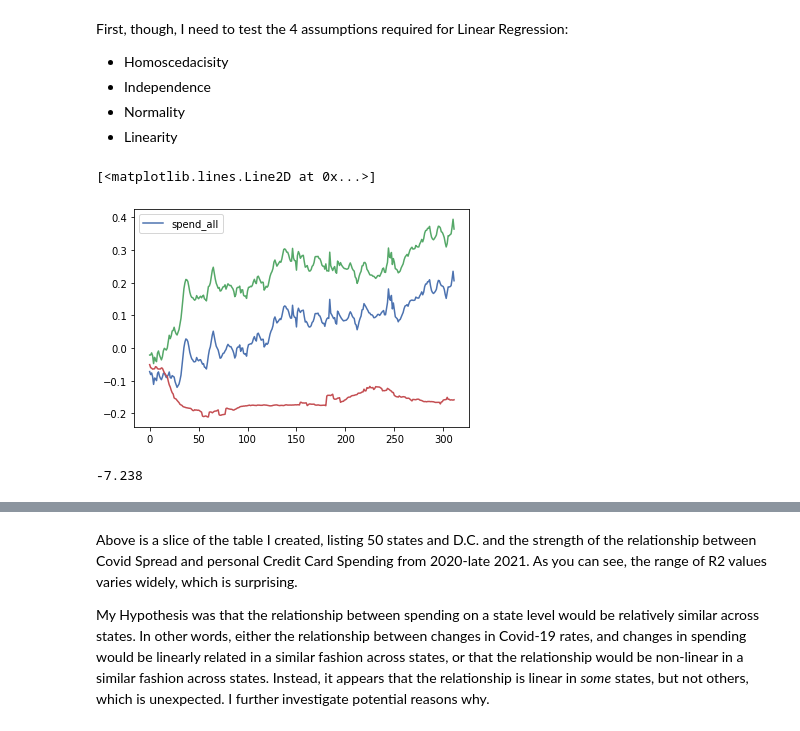
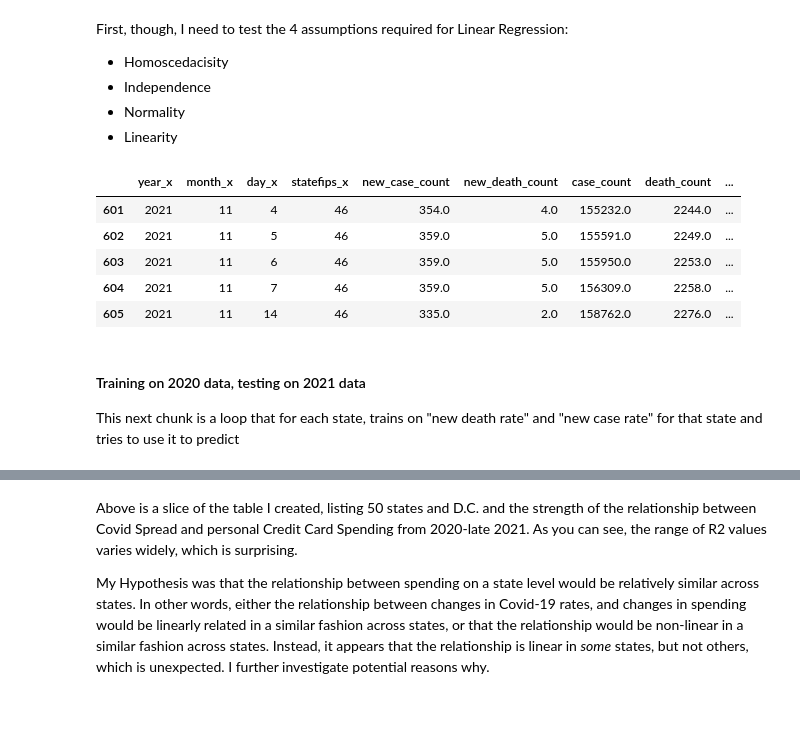
Before and after one commit to cjohnsoncruz/covid_spread_and_business_revenue, a Jupyter notebook: Quantifying_how_Covid_Case_Rates_affect_Business_Revenue.ipynb, the cells around one changed output, grey strips where cells are left out. Cells and saved outputs as stored; diff of their text form; code cells hidden in the pictures.

Commit message:
added merge to ensure x and y values are properly matched on datetime

```diff
--- a/Quantifying_how_Covid_Case_Rates_affect_Business_Revenue.ipynb
+++ b/Quantifying_how_Covid_Case_Rates_affect_Business_Revenue.ipynb
@@ -169,3 +167,8 @@ drop_pre_emergency_rows(spending_per_state, trim_pre_covid(spending_per_state)[0
 drop_pre_emergency_rows(revenue_per_state, trim_pre_covid(revenue_per_state)[0])
 # %% [output]
 Row index where March 13, 2020 occurs in the Covid spread DF, the SB revenue DF, and the Consumer Spending per State are:  [2736] [3213] [3672]
+# %%
+#add datetime column to aid joining later
+spending_per_state['datetime'] = pd.to_datetime(spending_per_state[['year', 'month', 'day']])
+revenue_per_state['datetime'] = pd.to_datetime(revenue_per_state[['year', 'month', 'day']])
+covid_rate_per_state['datetime'] = pd.to_datetime(covid_rate_per_state[['year', 'month', 'day']])
@@ -272,6 +338,23 @@ First, though, I need to test the 4 assumptions required for Linear Regression:
 # %%
 #assumption 2: independence
 #assumption 4: linearity
+# %%
+# to make sure that the dates line up, you need to do an inner join to take the matching days of the predicted variable, and the predictor variable dataframes
+join_covid_spending_revenue_df = dict() #this si a dict where every key (equal to state name) will refer to 1 df
+
+for state in all_state_names:
+    #join_covid_spending_revenue_df[state] = covid_rate_per_state.set_index('datetime')
+    #join_covid_spending_revenue_df[state] = pd.concat(covid_rate_per_state.loc[covid_rate_per_state['state']==state, :], spending_per_state.loc[ spending_per_state['state']==state,:], how = 'inner', left_index = True, right_on = 'datetime')
+    join_covid_spending_revenue_df[state] = pd.merge(covid_rate_per_state.loc[covid_rate_per_state['state']==state, :], spending_per_state.loc[ spending_per_state['state']==state,:], how = 'inner', on = 'datetime')
+
+join_covid_spending_revenue_df[state].tail()
+# %% [output]
+|  | year_x | month_x | day_x | statefips_x | new_case_count | new_death_count | case_count | death_count | ... |
+| 601 | 2021 | 11 | 4 | 46 | 354.0 | 4.0 | 155232.0 | 2244.0 | ... |
+| 602 | 2021 | 11 | 5 | 46 | 359.0 | 5.0 | 155591.0 | 2249.0 | ... |
+| 603 | 2021 | 11 | 6 | 46 | 359.0 | 5.0 | 155950.0 | 2253.0 | ... |
+| 604 | 2021 | 11 | 7 | 46 | 359.0 | 5.0 | 156309.0 | 2258.0 | ... |
+| 605 | 2021 | 11 | 14 | 46 | 335.0 | 2.0 | 158762.0 | 2276.0 | ... |
 # %%
 #test out new prediction code on california, train on 2020, test on 2021
 predict_california = []
@@ -300,11 +384,9 @@ r2_california, predict_california, residual_california = process_run_lin_reg(tra
 test_df_y[Y_variable].plot()
 plt.plot(residual_california)
 plt.plot(predict_california)
+print(r2_california)
-# %% [output]
-[<matplotlib.lines.Line2D at 0x...>]
-[figure, removed]
-# %%
-print(r2_california)
-# %% [output]
--7.238
+# %% [markdown]
+
+#### Training on 2020 data, testing on 2021 data
+This next chunk is a loop that for each state, trains on "new death rate" and "new case rate" for that state and tries to use it to predict
 # %%
```
Also changed, not shown: parts of 16 cells of this notebook.
